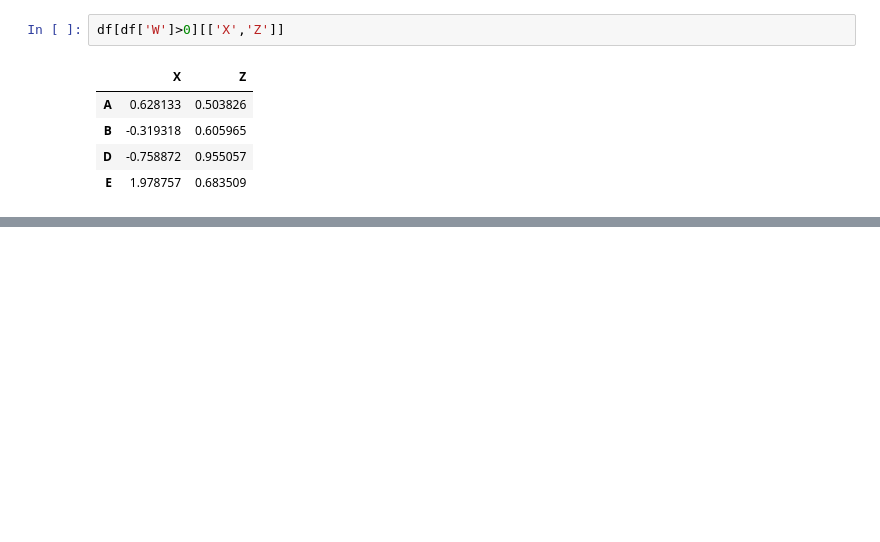
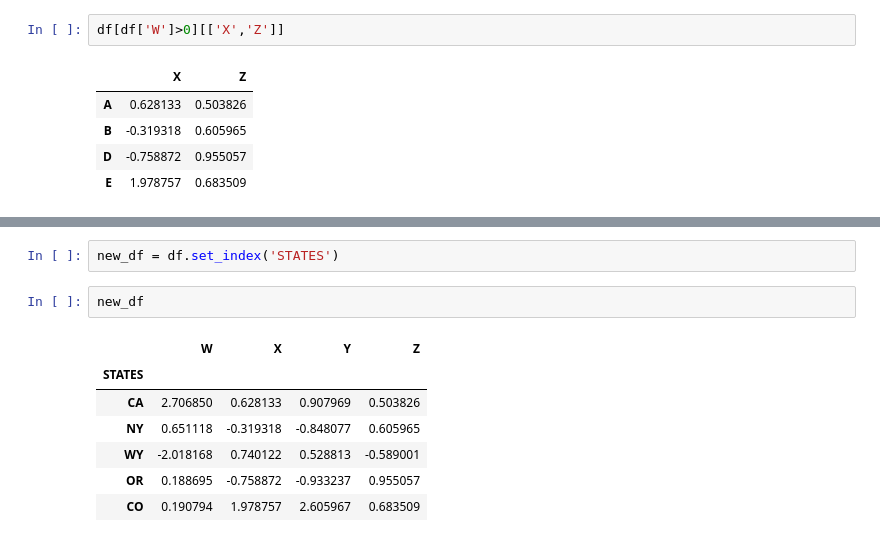
Before and after one commit to btrentini/python_practice, a Jupyter notebook: data_science_bootcamp/#bruno_files/Dataframes.ipynb, the cells around one changed output, grey strips where cells are left out. Saved outputs shown, nothing was run; the diff lists cells and outputs as text; blank space fills up the shorter version.

```diff
--- a/data_science_bootcamp/#bruno_files/Dataframes.ipynb
+++ b/data_science_bootcamp/#bruno_files/Dataframes.ipynb
@@ -242,0 +295,12 @@ df[df['W']>0][['X','Z']]
+# %%
+new_df = df.set_index('STATES')
+# %%
+new_df
+# %% [output]
+|  | W | X | Y | Z |
+| STATES |  |  |  |  |
+| CA | 2.706850 | 0.628133 | 0.907969 | 0.503826 |
+| NY | 0.651118 | -0.319318 | -0.848077 | 0.605965 |
+| WY | -2.018168 | 0.740122 | 0.528813 | -0.589001 |
+| OR | 0.188695 | -0.758872 | -0.933237 | 0.955057 |
+| CO | 0.190794 | 1.978757 | 2.605967 | 0.683509 |
```
Also changed, not shown: parts of 13 cells of this notebook.
